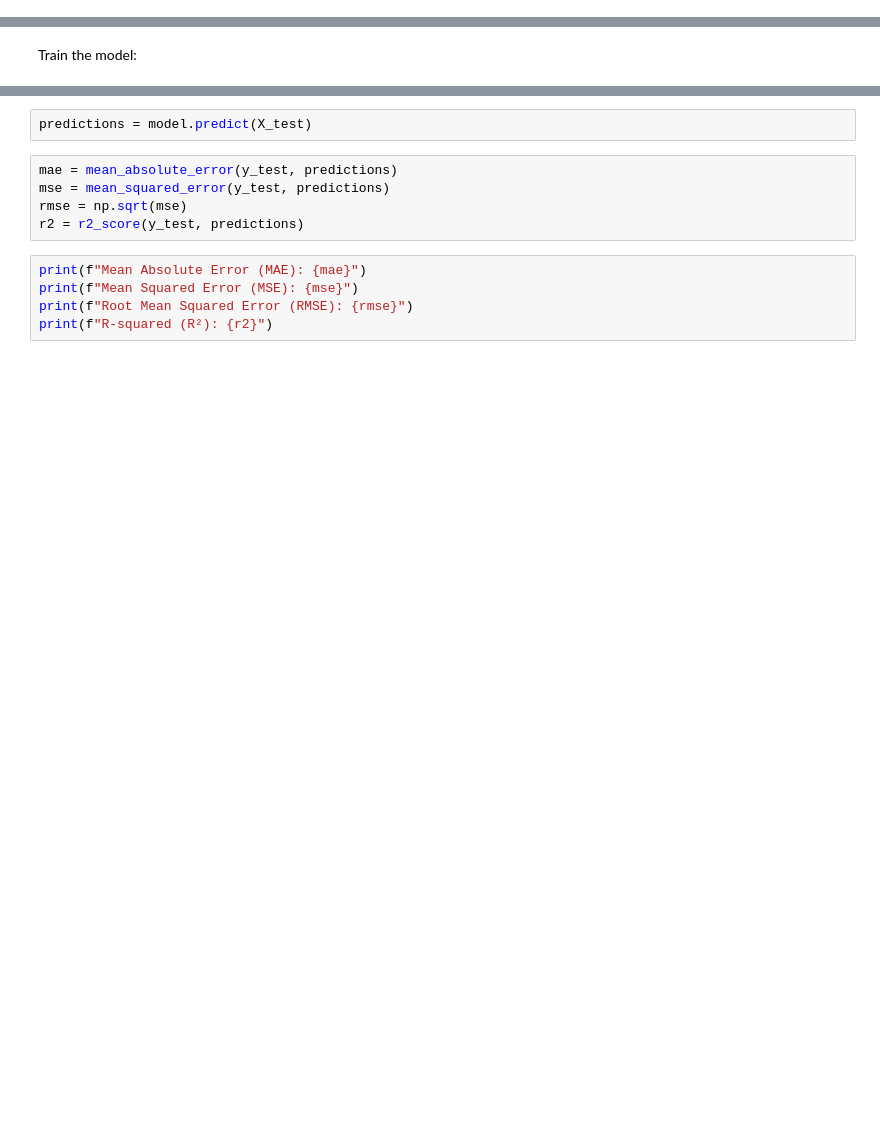
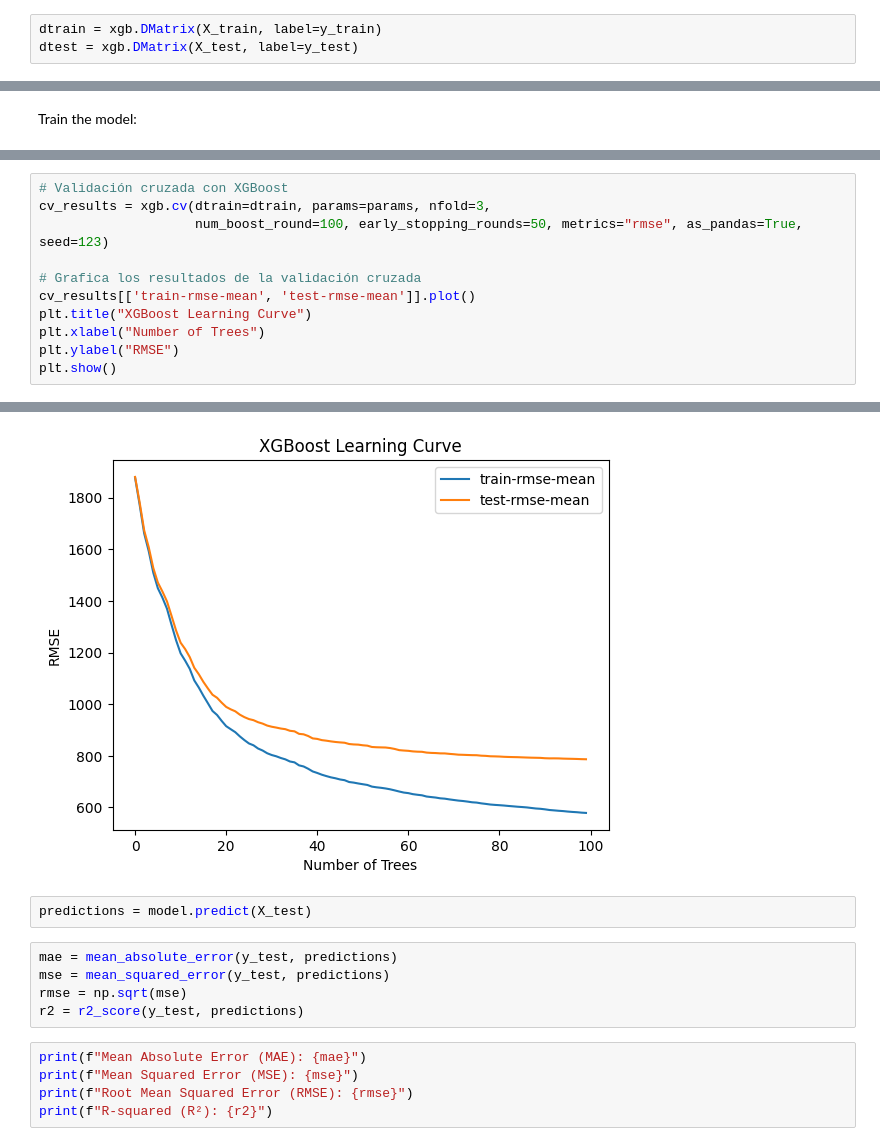
Before and after one commit to aaronespasa/RentMate, a Jupyter notebook: training.ipynb, the cells around one changed output, grey strips where cells are left out. Drawn from its saved outputs; the diff is of its cells as text; blank space fills up the shorter version.

Commit message:
Adding cross-validation to XGBoost

```diff
--- a/training.ipynb
+++ b/training.ipynb
@@ -44,6 +44,9 @@ def dataset_to_numpy(dataset):
 # %%
 X_train, y_train = dataset_to_numpy(train_dataset)
 X_test, y_test = dataset_to_numpy(test_dataset)
+# %%
+dtrain = xgb.DMatrix(X_train, label=y_train)
+dtest = xgb.DMatrix(X_test, label=y_test)
 # %% [markdown]
 Initialize XGBoost model:
 # %%
@@ -74 +79,13 @@ XGBRegressor(alpha=10, base_score=None, booster=None, callbacks=None,
              num_parallel_tree=None, ...)
+# %%
+# Validación cruzada con XGBoost
+cv_results = xgb.cv(dtrain=dtrain, params=params, nfold=3,
+                    num_boost_round=100, early_stopping_rounds=50, metrics="rmse", as_pandas=True, seed=123)
+
+# Grafica los resultados de la validación cruzada
+cv_results[['train-rmse-mean', 'test-rmse-mean']].plot()
+plt.title("XGBoost Learning Curve")
+plt.xlabel("Number of Trees")
+plt.ylabel("RMSE")
+plt.show()
+# %% [output]
@@ -75,3 +94,4 @@ XGBRegressor(alpha=10, base_score=None, booster=None, callbacks=None,
+[figure, added]
 # %%
 predictions = model.predict(X_test)
 # %%
```
Also changed, not shown: parts of 7 cells of this notebook.
